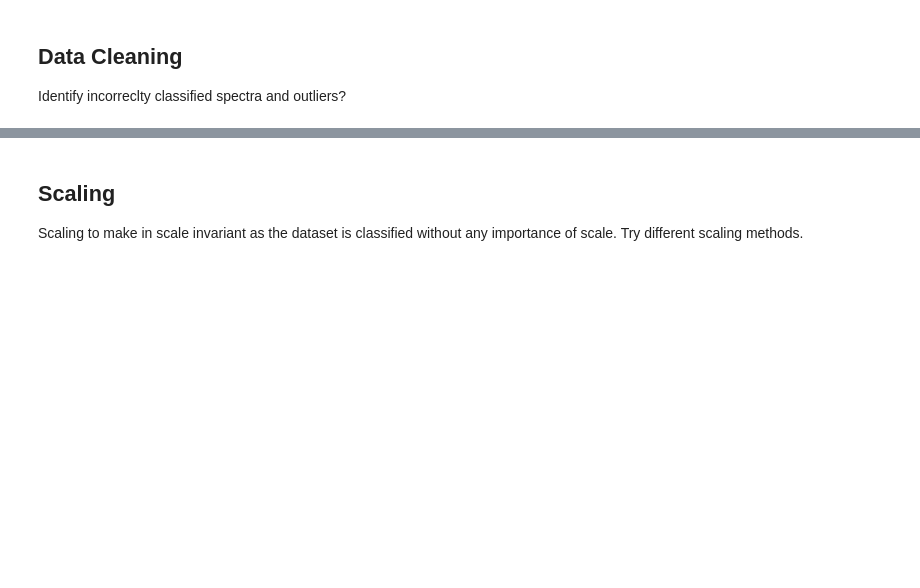
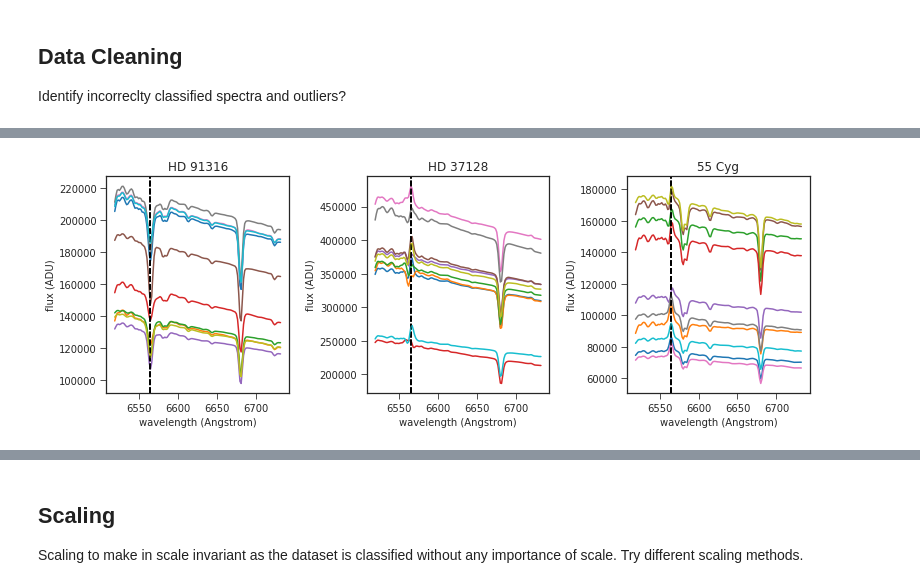
Before and after one commit to podondra/ondrejov-preprocessing, a Jupyter notebook: ondrejov-preprocessing.ipynb, the cells around one changed output, grey strips where cells are left out. Cells and saved outputs as stored; diff of their text form; code cells hidden in the pictures; blank space fills up the shorter version.

```diff
--- a/ondrejov-preprocessing.ipynb
+++ b/ondrejov-preprocessing.ipynb
@@ -221,0 +252,14 @@ Identify incorreclty classified spectra and outliers?
+# %%
+f, axes = pyplot.subplots(ncols=3, figsize=(11, 4))
+objs = spectra['object'].value_counts().nlargest(3).index
+
+for ax, obj in zip(axes, objs):
+    ax.set_title(obj)
+    all_idxs = numpy.argwhere(spectra['object'] == obj)
+    rnd_idxs = numpy.random.choice(all_idxs.flat, size=10, replace=False)
+    for idx in rnd_idxs:
+        plot_flux(X[idx], ax=ax)
+
+f.tight_layout()
+# %% [output]
+[figure, added]
```
Also changed, not shown: parts of 21 cells of this notebook, 1 other file.
